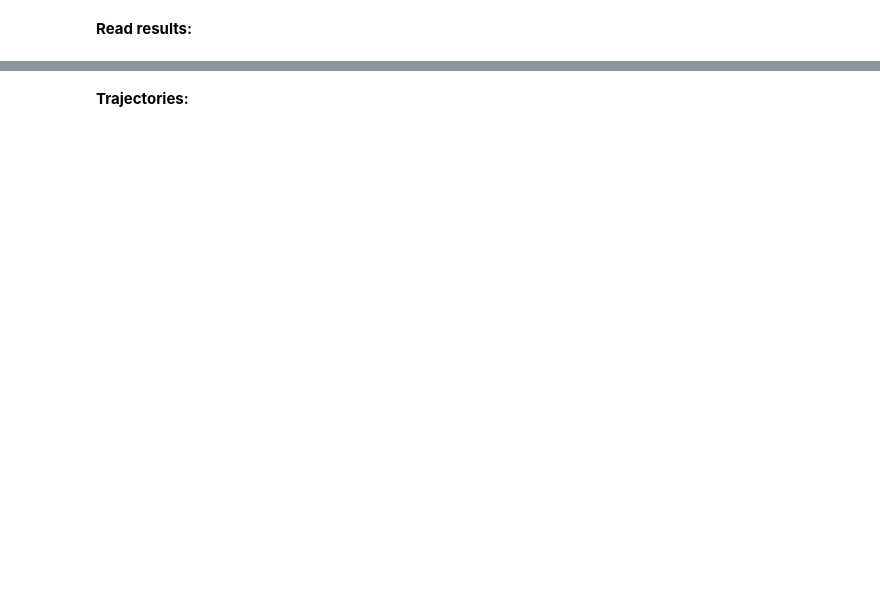
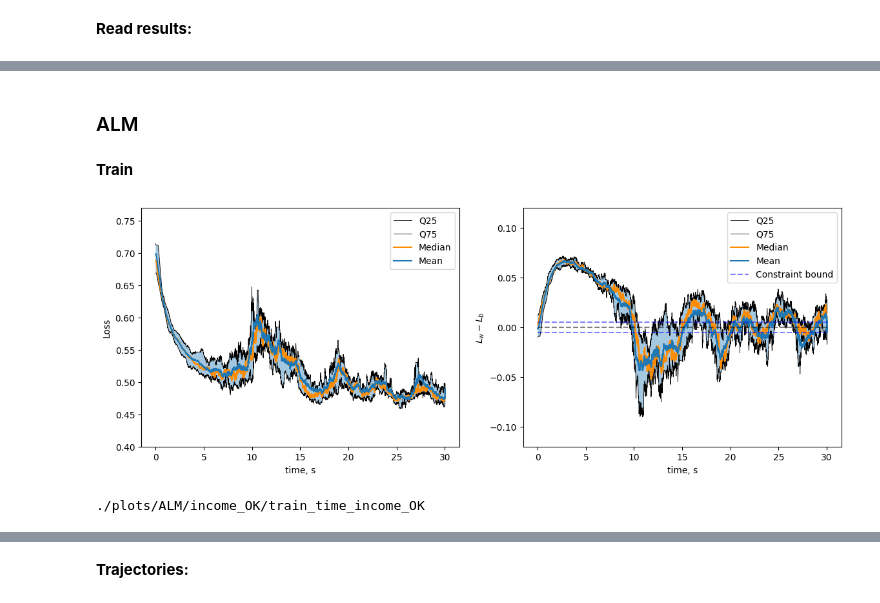
Before and after one commit to humancompatible/train, a Jupyter notebook: experiments/algo_plots.ipynb, the cells around one changed output, grey strips where cells are left out. Saved outputs shown, nothing was run; the diff lists cells and outputs as text; code cells hidden in the pictures; blank space fills up the shorter version.

```diff
--- a/experiments/algo_plots.ipynb
+++ b/experiments/algo_plots.ipynb
@@ -64,0 +66,20 @@ f1t, f2t = plot_iter(stats_test, lb, "iteration")
+# %% [markdown]
+### ALM
+# %% [markdown]
+**Train**
+# %%
+alg = 'ALM'
+os.makedirs(os.path.dirname(f"./plots/{alg}/{DATASET}/"), exist_ok=True)
+
+f1tr_time = plot_time(
+    stats_train[alg], lb, round_step=0.0005, f_ylim=(0.4, 0.77), c_ylim=(-0.12, 0.12)
+)
+# %% [output]
+[figure, added]
+# %%
+f1tr_time.savefig(
+    f"./plots/{alg}/{DATASET}/train_time_{DATASET}"
+)
+print(f"./plots/{alg}/{DATASET}/train_time_{DATASET}")
+# %% [output]
+./plots/ALM/income_OK/train_time_income_OK
```
Also changed, not shown: parts of 57 cells of this notebook, 4 other files.
